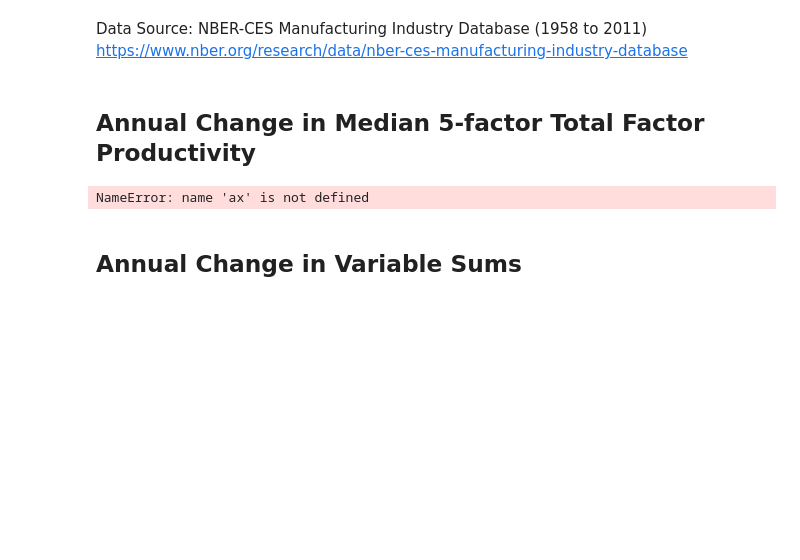
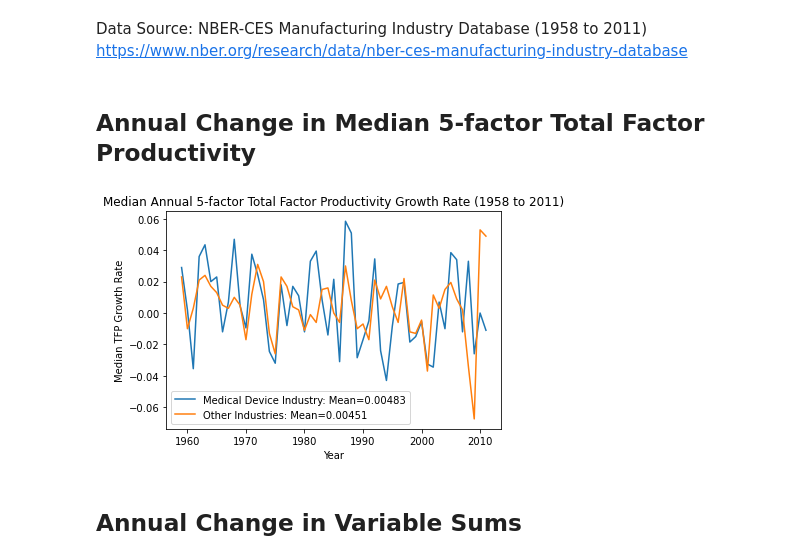
Before and after one commit to BriceB-20/Medical-Device-Project, a Jupyter notebook: Industry_Analysis.ipynb, the cells around one changed output. Drawn from its saved outputs; the diff is of its cells as text; code cells hidden in the pictures; blank space fills up the shorter version.

```diff
--- a/Industry_Analysis.ipynb
+++ b/Industry_Analysis.ipynb
@@ -43,18 +43,18 @@ productivity_df = pd.DataFrame.from_dict(device_dtfp5).set_index(pd.Index(list(r
 # %%
 plt.plot(productivity_df)
 
 plt.legend(["Medical Device Industry: Mean={}".format(str(round(productivity_df["Medical Device Industry"].mean(), 5))),
             "Other Industries: Mean={}".format(str(round(productivity_df["Other Industries"].mean(), 5)))],
             loc ="lower left")
 plt.xlabel("Year")
 plt.ylabel("Median TFP Growth Rate")
 plt.title("Median Annual 5-factor Total Factor Productivity Growth Rate (1958 to 2011)")
 
-ax.tick_params(labelrotation=0)
+#ax.tick_params(labelrotation=0)
 
 plt.show()
 # %% [output]
-NameError: name 'ax' is not defined
+[figure, added]
 # %% [markdown]
 ## Annual Change in Variable Sums
 # %%
```
Also changed, not shown: parts of 4 cells of this notebook.
